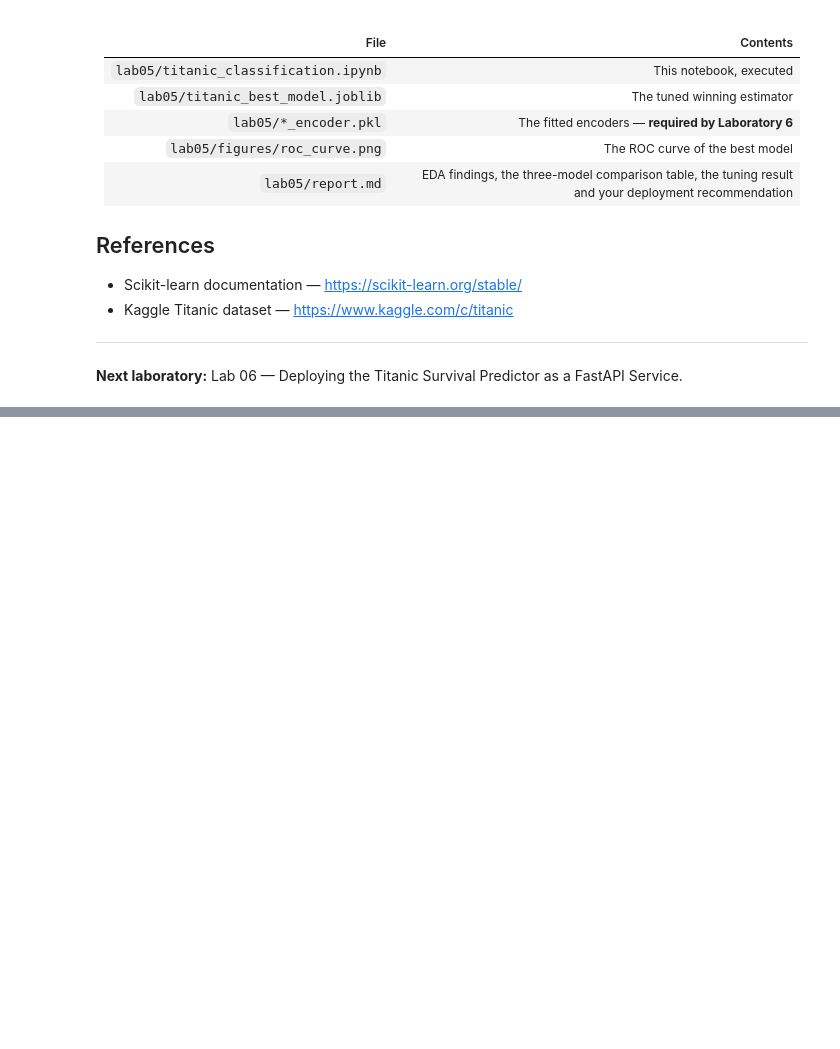
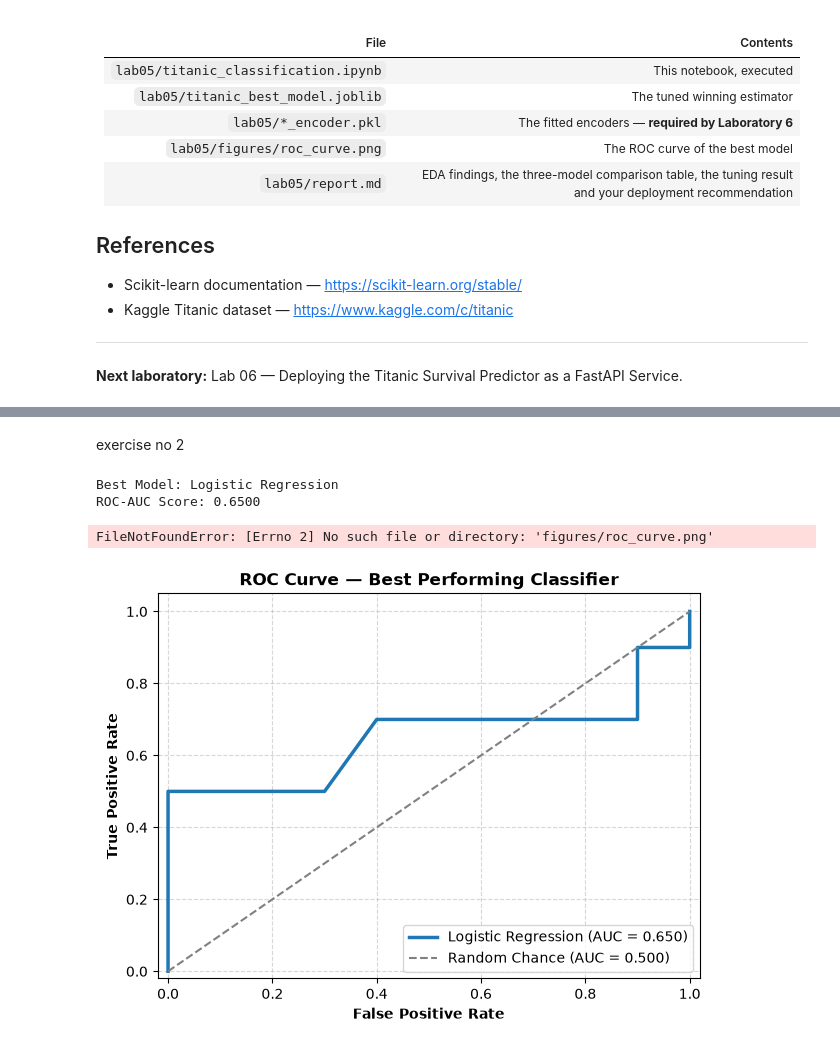
Before and after one commit to rafayjaral6-blip/al-lab, a Jupyter notebook: Titanic Passenger Survival Prediction System using Train-Test Split Approach.ipynb, the cells around one changed output, grey strips where cells are left out. Cells and saved outputs as stored; diff of their text form; code cells hidden in the pictures; blank space fills up the shorter version.

```diff
--- a/Titanic Passenger Survival Prediction System using Train-Test Split Approach.ipynb
+++ b/Titanic Passenger Survival Prediction System using Train-Test Split Approach.ipynb
@@ -1129,0 +1171,37 @@ obtained from the manual approach, and **explain any difference in terms of leak
+# %% [markdown]
+exercise no 2
+# %%
+# --- Exercise 2: ROC Curve and AUC for Best-Performing Model ---
+from pathlib import Path
+import matplotlib.pyplot as plt
+from sklearn.metrics import roc_curve, roc_auc_score
+
+# Evaluate best model (Logistic Regression / Random Forest)
+best_model = LogisticRegression(random_state=42, max_iter=1000)
+best_model.fit(X_b_train, y_tr)
+y_probs = best_model.predict_proba(X_b_test)[:, 1]
+
+fpr, tpr, thresholds = roc_curve(y_te, y_probs)
+auc_score = roc_auc_score(y_te, y_probs)
+
+print(f"Best Model: Logistic Regression")
+print(f"ROC-AUC Score: {auc_score:.4f}")
+
+plt.figure(figsize=(7, 5))
+plt.plot(fpr, tpr, color='#1f77b4', lw=2.5, label=f'Logistic Regression (AUC = {auc_score:.3f})')
+plt.plot([0, 1], [0, 1], color='gray', linestyle='--', label='Random Chance (AUC = 0.500)')
+plt.xlim([-0.02, 1.02])
+plt.ylim([-0.02, 1.05])
+plt.xlabel('False Positive Rate', fontweight='bold')
+plt.ylabel('True Positive Rate', fontweight='bold')
+plt.title('ROC Curve — Best Performing Classifier', fontweight='bold')
+plt.legend(loc='lower right')
+plt.grid(True, linestyle='--', alpha=0.5)
+Path('figures').mkdir(parents=True, exist_ok=True)
+plt.savefig('figures/roc_curve.png', dpi=300, bbox_inches='tight')
+plt.show()
+# %% [output]
+Best Model: Logistic Regression
+ROC-AUC Score: 0.6500
+FileNotFoundError: [Errno 2] No such file or directory: 'figures/roc_curve.png'
+[figure, added]
```
Also changed, not shown: parts of 8 cells of this notebook, 11 other files.
